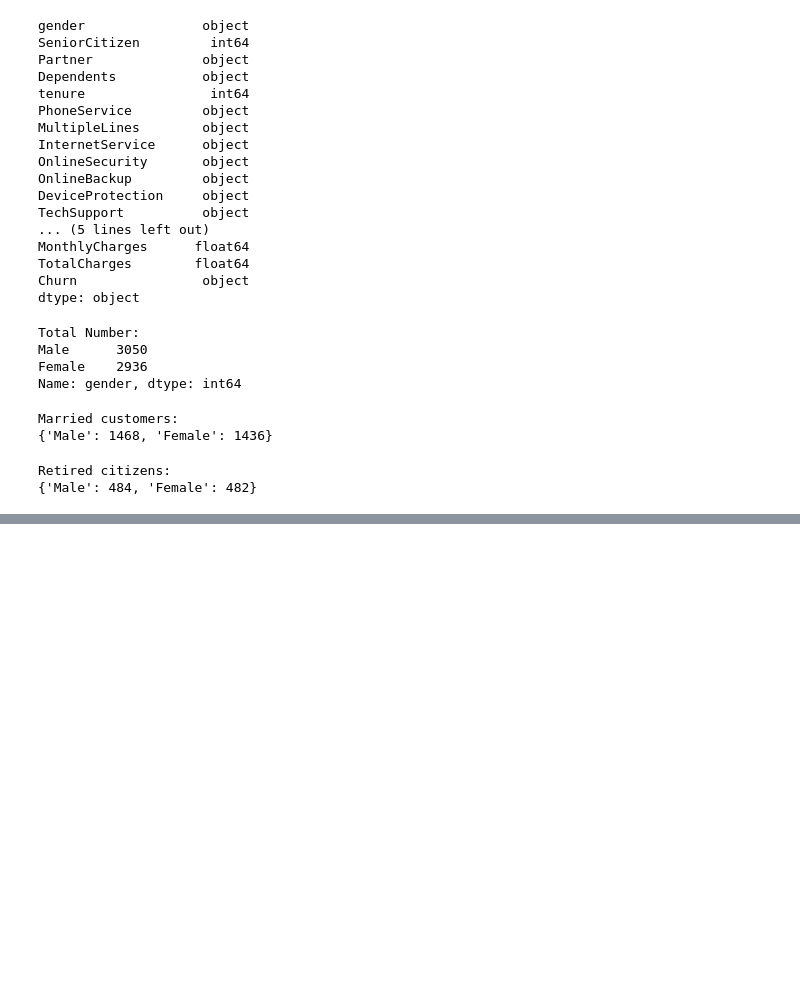
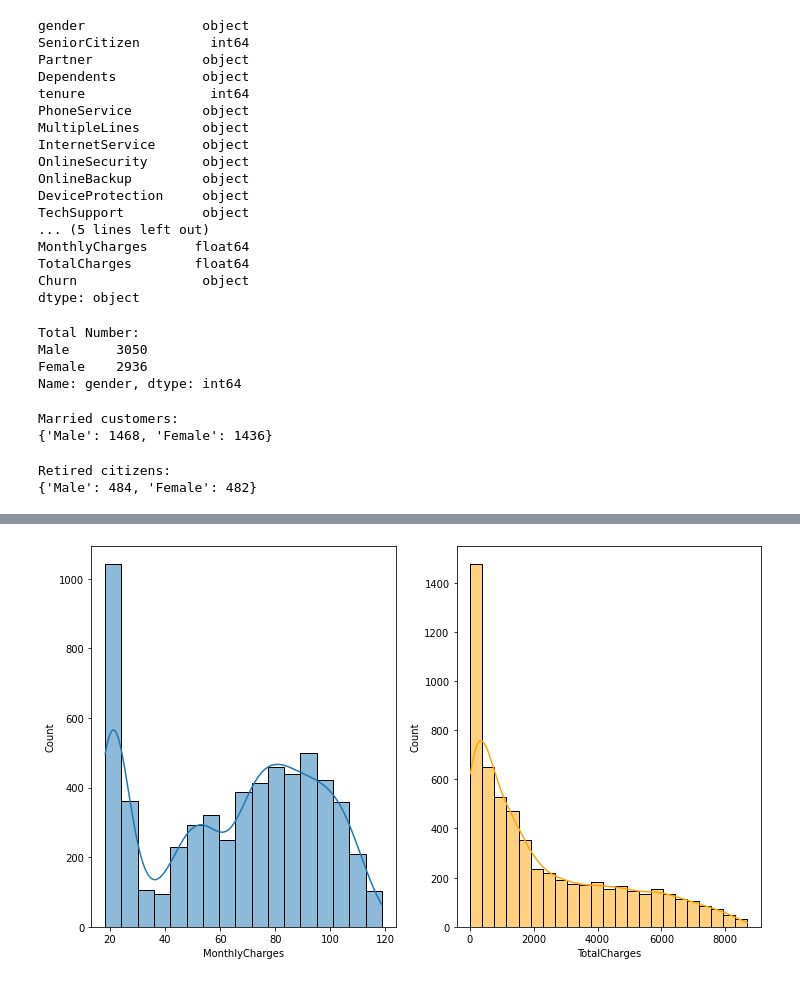
Before and after one commit to viktorjovev/TelecomChurnAnalysis, a Jupyter notebook: TelecomUsers.ipynb, the cells around one changed output, grey strips where cells are left out. Saved outputs shown, nothing was run; the diff lists cells and outputs as text; code cells hidden in the pictures; blank space fills up the shorter version.

```diff
--- a/TelecomUsers.ipynb
+++ b/TelecomUsers.ipynb
@@ -149,0 +160,7 @@ sns.scatterplot(x=cont_values['tenure'],y=cont_values['MonthlyCharges'])
+# %%
+fig, axs = plt.subplots(1, 2, figsize=(12, 7))
+sns.histplot(data=dataset, x="MonthlyCharges", kde=True, ax=axs[0])
+sns.histplot(data=dataset, x="TotalCharges", kde=True, color="orange", ax=axs[1])
+plt.show()
+# %% [output]
+[figure, added]
```
Also changed, not shown: parts of 9 cells of this notebook.
